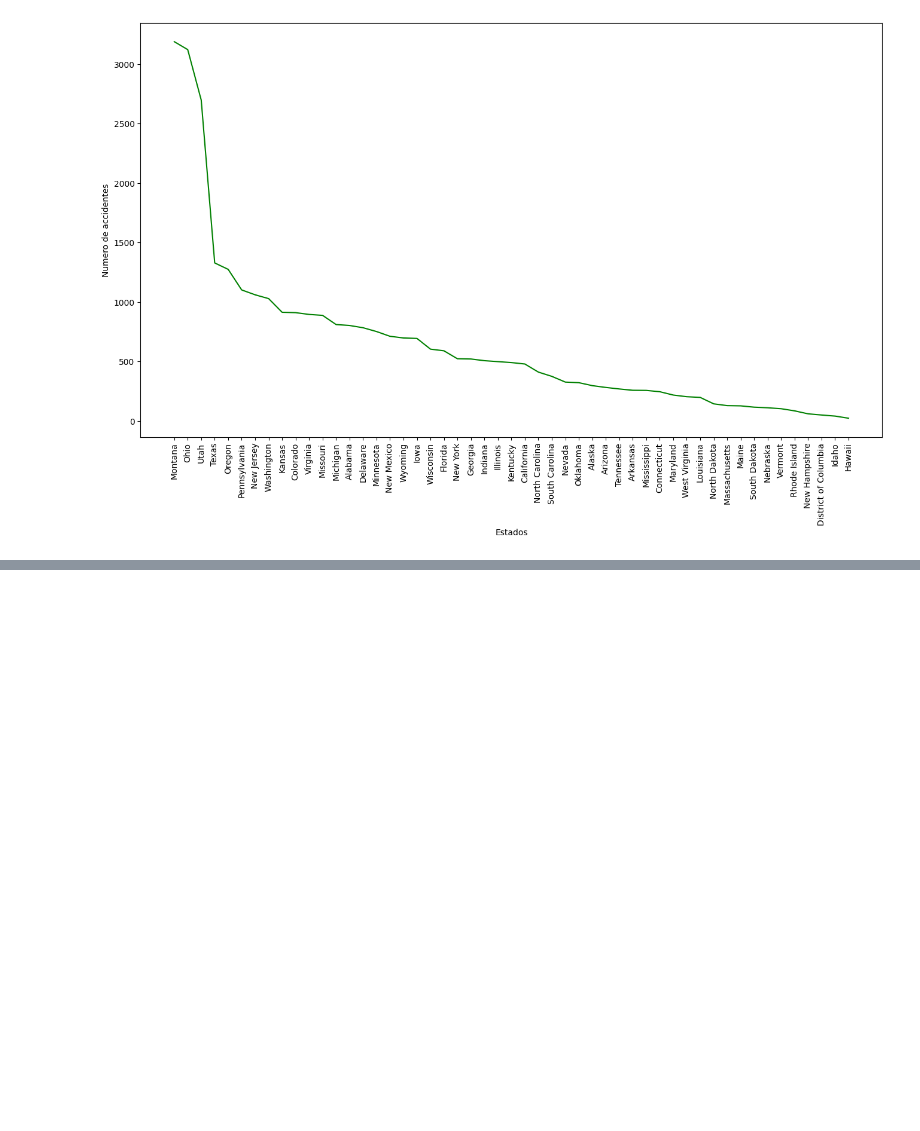
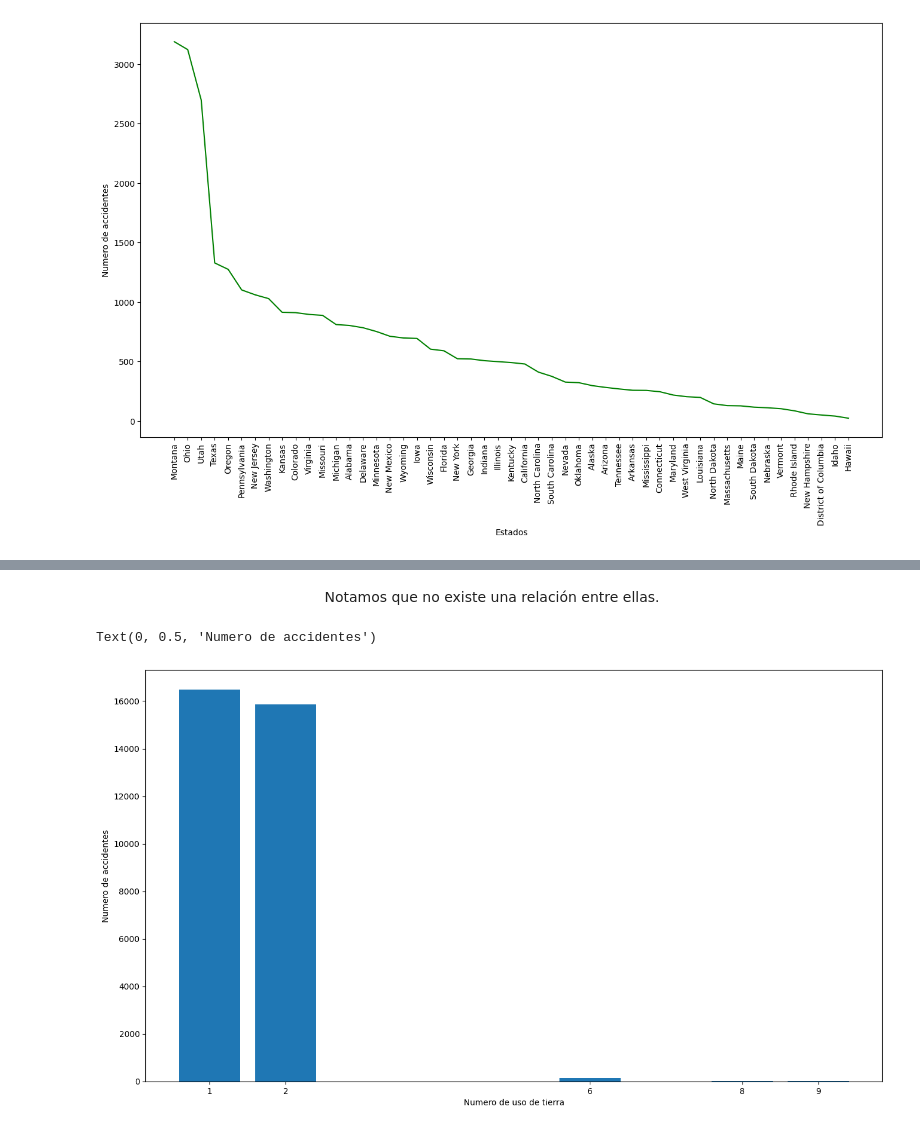
Before and after one commit to Javier-Caceres-M/Solemne-1, a Jupyter notebook: Desarrollo/Desarrollo.ipynb, the cells around one changed output, grey strips where cells are left out. Cells and saved outputs as stored; diff of their text form; code cells hidden in the pictures; blank space fills up the shorter version.

```diff
--- a/Desarrollo/Desarrollo.ipynb
+++ b/Desarrollo/Desarrollo.ipynb
@@ -79,0 +154,17 @@ plt.show()
+# %% [markdown]
+<center>Notamos que no existe una relación entre ellas.<center>
+# %%
+# Viendo lo anterior de manera grafica.
+
+# Definimos las variabes.
+x = list( df['land_use'].unique() )
+y = list( df['land_use'].value_counts() )
+
+# Creacion de grafica.
+plt.bar( x , y )
+plt.xticks( x )
+plt.xlabel( 'Numero de uso de tierra' )
+plt.ylabel( 'Numero de accidentes' )
+# %% [output]
+Text(0, 0.5, 'Numero de accidentes')
+[figure, added]
```
Also changed, not shown: parts of 28 cells of this notebook.
